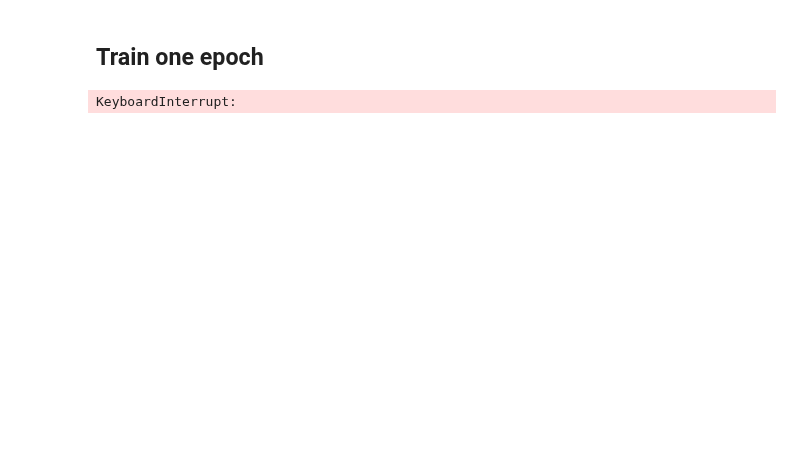
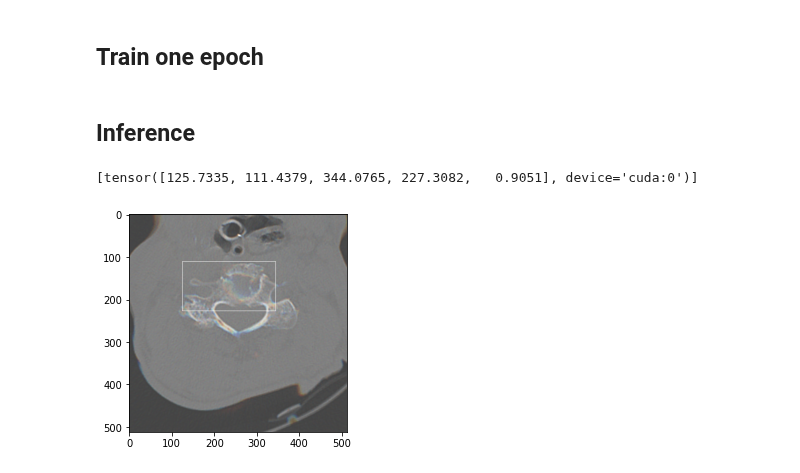
Before and after one commit to ghty011/cervical_spine, a Jupyter notebook: final/train_axial_detection.ipynb, the cells around one changed output. Saved outputs shown, nothing was run; the diff lists cells and outputs as text; code cells hidden in the pictures; blank space fills up the shorter version.

```diff
--- a/final/train_axial_detection.ipynb
+++ b/final/train_axial_detection.ipynb
@@ -6,12 +6,12 @@ lr = 1e-4
 batch_size = 16
 wd = 1e-5
 image_size = 512
-backbone='tf_efficientdet_lite0'
+backbone='efficientdet_d0'
 vertical_type = "axial"
 train_portion = 0.5
 milestones = [50, 100, 150, 200]
 model_name = "effdet"
-epochs = 100
+epochs = 10
 # %%
 wandb_entity='longyi'
 model_name = "effdet"
@@ -532,8 +537,6 @@ for e in range(epochs):
 
     epoch += 1
     scheduler.step()
-# %% [output]
-KeyboardInterrupt:
 # %%
 state = {
     "model": model.state_dict(),
@@ -542,3 +545,53 @@ state = {
     "epoch": epoch,
 }
 torch.save(state, os.path.join(DATA_DIR, f'checkpoint/{wandb.run.name}-epoch-{epoch}.pth'))
+# %% [markdown]
+## Inference
+# %%
+from torchvision.utils import draw_bounding_boxes
+from effdet import DetBenchPredict
+
+pred_model = DetBenchPredict(model.model).to(device)
+# %%
+def get_valid_transforms(target_img_size=512):
+    return A.Compose(
+        [
+            A.Resize(height=target_img_size, width=target_img_size, p=1),
+            A.Normalize(0.5, 0.5),
+            ToTensorV2(p=1),
+        ]
+    )
+val_transform = get_valid_transforms()
+# %%
+def get_image_and_labels_by_idx(image_dir, boundary_df, UID, slice):
+
+    r = Image.open(os.path.join(image_dir, UID, f"{slice - 1}.jpeg"))
+    g = Image.open(os.path.join(image_dir, UID, f"{slice - 0}.jpeg"))
+    b = Image.open(os.path.join(image_dir, UID, f"{slice + 1}.jpeg"))
+    img = Image.merge('RGB', (r, g, b))
+
+    s = boundary_df.loc[UID]
+
+    crop_box = s[['xmin', 'ymin', 'xmax', 'ymax']].values
+    return img, crop_box
+
+def infer_slice(pred_model, UID, slice):
+    image, crop_box = get_image_and_labels_by_idx(IMAGES_DIR, boundary_df, UID, slice)
+    image = image.crop(crop_box)
+    transformed = val_transform(image=np.array(image, dtype=np.float32))
+    image = transformed["image"]
+
+    bboxes = pred_model(image.to(device).unsqueeze(0))[0]
+
+    image = (image * 0.5 + 0.5) * 255
+    image = image.to(torch.uint8)
+    print(list(bboxes[:1, :5]))
+    bbox_image = draw_bounding_boxes(image, boxes=bboxes[:1, :4], colors='white')
+    plt.imshow(bbox_image.permute(1, 2, 0).cpu().numpy(), cmap='bone')
+
+with torch.no_grad():
+
+    infer_slice(pred_model, '1.2.826.0.1.3680043.12351', 260)
+# %% [output]
+[tensor([125.7335, 111.4379, 344.0765, 227.3082,   0.9051], device='cuda:0')]
+[figure, added]
```
Also changed, not shown: parts of 4 cells of this notebook, 1 other file.
